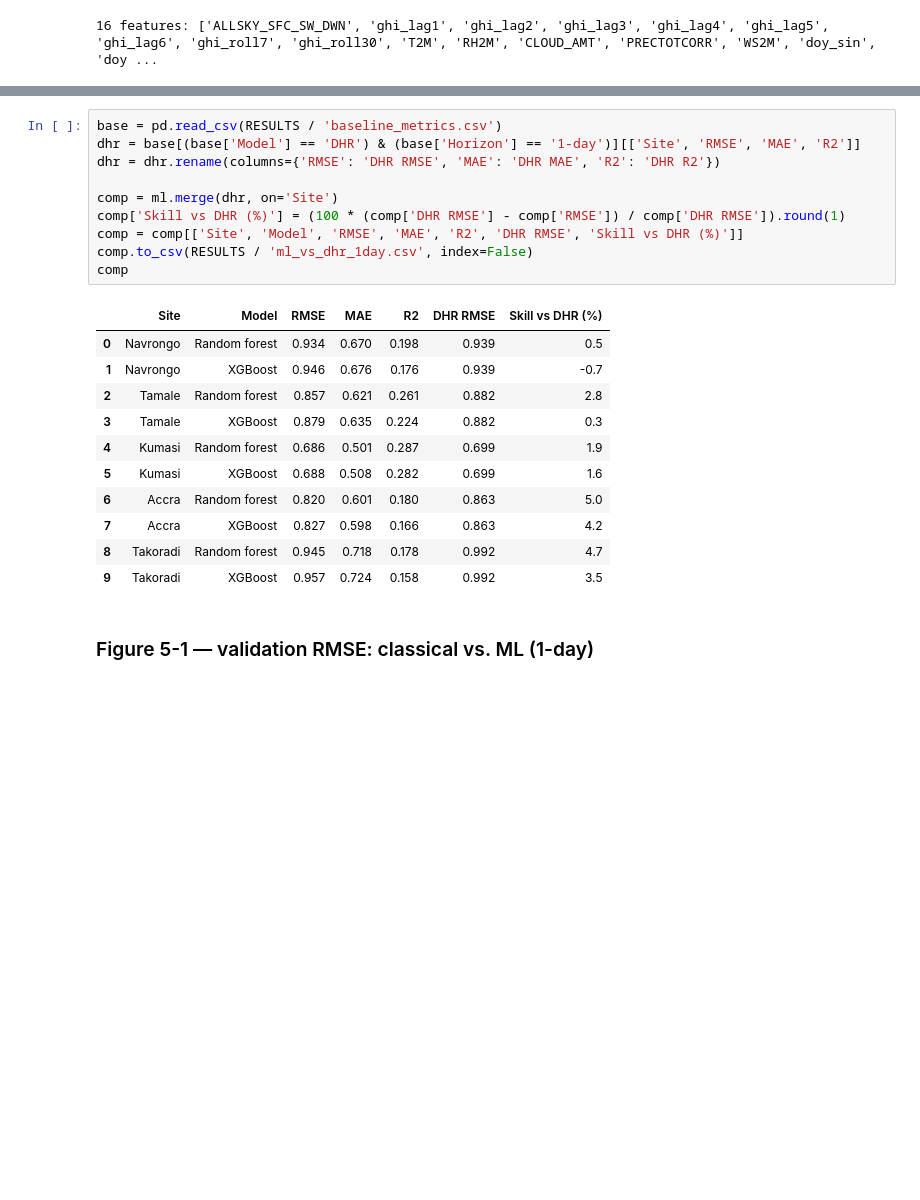
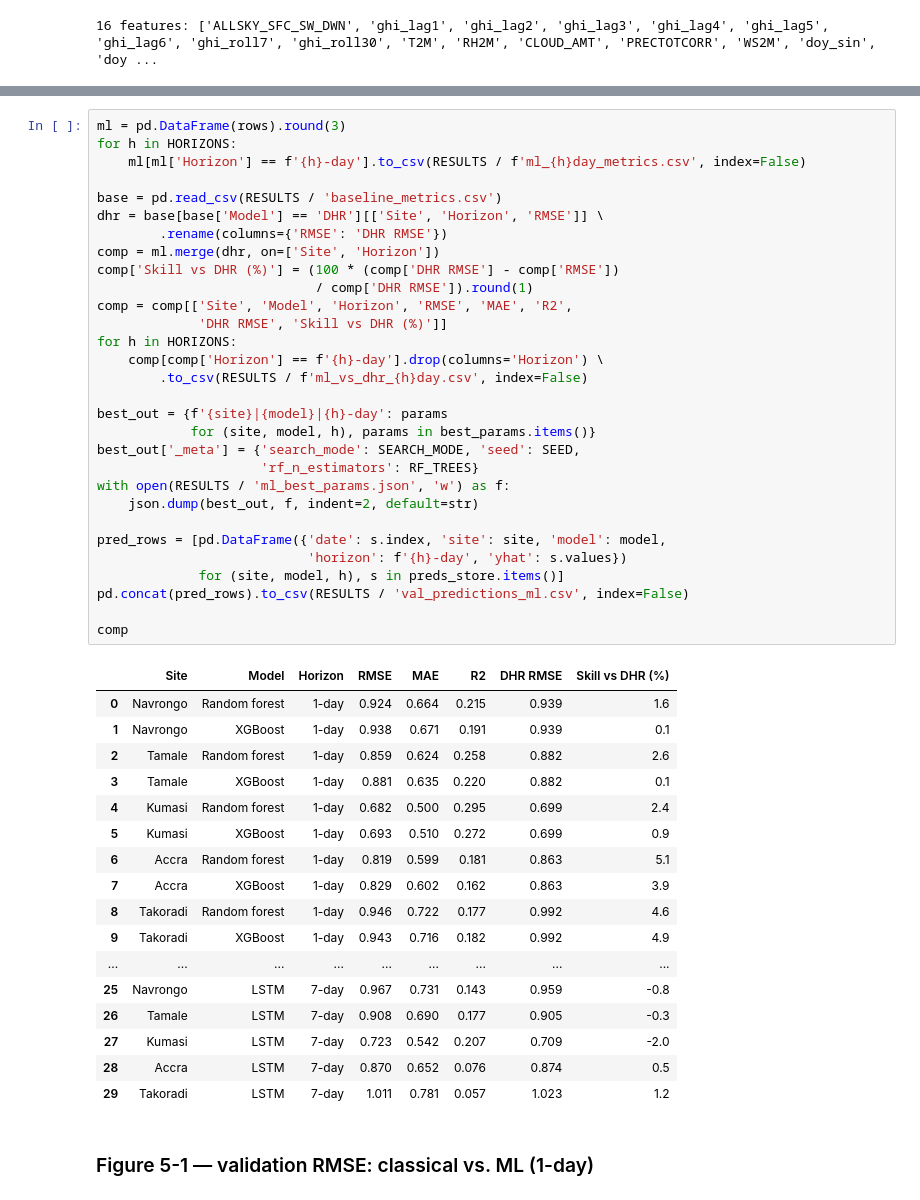
Before and after one commit to kudumens/capstone-solar-ghana, a Jupyter notebook: notebooks/05_ml_models.ipynb, the cells around one changed output, grey strips where cells are left out. Drawn from its saved outputs; the diff is of its cells as text; blank space fills up the shorter version.

Commit message:
Draft Final Results pending additional reviews

```diff
--- a/notebooks/05_ml_models.ipynb
+++ b/notebooks/05_ml_models.ipynb
@@ -142,25 +460,51 @@ Takoradi  done  RF={'max_depth': 10, 'min_samples_leaf': 5}, XGB={'max_depth': 3
 # %%
+ml = pd.DataFrame(rows).round(3)
+for h in HORIZONS:
+    ml[ml['Horizon'] == f'{h}-day'].to_csv(RESULTS / f'ml_{h}day_metrics.csv', index=False)
+
 base = pd.read_csv(RESULTS / 'baseline_metrics.csv')
-dhr = base[(base['Model'] == 'DHR') & (base['Horizon'] == '1-day')][['Site', 'RMSE', 'MAE', 'R2']]
-dhr = dhr.rename(columns={'RMSE': 'DHR RMSE', 'MAE': 'DHR MAE', 'R2': 'DHR R2'})
+dhr = base[base['Model'] == 'DHR'][['Site', 'Horizon', 'RMSE']] \
+        .rename(columns={'RMSE': 'DHR RMSE'})
+comp = ml.merge(dhr, on=['Site', 'Horizon'])
+comp['Skill vs DHR (%)'] = (100 * (comp['DHR RMSE'] - comp['RMSE'])
+                            / comp['DHR RMSE']).round(1)
+comp = comp[['Site', 'Model', 'Horizon', 'RMSE', 'MAE', 'R2',
+             'DHR RMSE', 'Skill vs DHR (%)']]
+for h in HORIZONS:
+    comp[comp['Horizon'] == f'{h}-day'].drop(columns='Horizon') \
+        .to_csv(RESULTS / f'ml_vs_dhr_{h}day.csv', index=False)
 
-comp = ml.merge(dhr, on='Site')
-comp['Skill vs DHR (%)'] = (100 * (comp['DHR RMSE'] - comp['RMSE']) / comp['DHR RMSE']).round(1)
-comp = comp[['Site', 'Model', 'RMSE', 'MAE', 'R2', 'DHR RMSE', 'Skill vs DHR (%)']]
-comp.to_csv(RESULTS / 'ml_vs_dhr_1day.csv', index=False)
+best_out = {f'{site}|{model}|{h}-day': params
+            for (site, model, h), params in best_params.items()}
+best_out['_meta'] = {'search_mode': SEARCH_MODE, 'seed': SEED,
+                     'rf_n_estimators': RF_TREES}
+with open(RESULTS / 'ml_best_params.json', 'w') as f:
+    json.dump(best_out, f, indent=2, default=str)
+
+pred_rows = [pd.DataFrame({'date': s.index, 'site': site, 'model': model,
+                           'horizon': f'{h}-day', 'yhat': s.values})
+             for (site, model, h), s in preds_store.items()]
+pd.concat(pred_rows).to_csv(RESULTS / 'val_predictions_ml.csv', index=False)
+
 comp
 # %% [output]
-|  | Site | Model | RMSE | MAE | R2 | DHR RMSE | Skill vs DHR (%) |
-| 0 | Navrongo | Random forest | 0.934 | 0.670 | 0.198 | 0.939 | 0.5 |
-| 1 | Navrongo | XGBoost | 0.946 | 0.676 | 0.176 | 0.939 | -0.7 |
-| 2 | Tamale | Random forest | 0.857 | 0.621 | 0.261 | 0.882 | 2.8 |
-| 3 | Tamale | XGBoost | 0.879 | 0.635 | 0.224 | 0.882 | 0.3 |
-| 4 | Kumasi | Random forest | 0.686 | 0.501 | 0.287 | 0.699 | 1.9 |
-| 5 | Kumasi | XGBoost | 0.688 | 0.508 | 0.282 | 0.699 | 1.6 |
-| 6 | Accra | Random forest | 0.820 | 0.601 | 0.180 | 0.863 | 5.0 |
-| 7 | Accra | XGBoost | 0.827 | 0.598 | 0.166 | 0.863 | 4.2 |
-| 8 | Takoradi | Random forest | 0.945 | 0.718 | 0.178 | 0.992 | 4.7 |
-| 9 | Takoradi | XGBoost | 0.957 | 0.724 | 0.158 | 0.992 | 3.5 |
+|  | Site | Model | Horizon | RMSE | MAE | R2 | DHR RMSE | Skill vs DHR (%) |
+| 0 | Navrongo | Random forest | 1-day | 0.924 | 0.664 | 0.215 | 0.939 | 1.6 |
+| 1 | Navrongo | XGBoost | 1-day | 0.938 | 0.671 | 0.191 | 0.939 | 0.1 |
+| 2 | Tamale | Random forest | 1-day | 0.859 | 0.624 | 0.258 | 0.882 | 2.6 |
+| 3 | Tamale | XGBoost | 1-day | 0.881 | 0.635 | 0.220 | 0.882 | 0.1 |
+| 4 | Kumasi | Random forest | 1-day | 0.682 | 0.500 | 0.295 | 0.699 | 2.4 |
+| 5 | Kumasi | XGBoost | 1-day | 0.693 | 0.510 | 0.272 | 0.699 | 0.9 |
+| 6 | Accra | Random forest | 1-day | 0.819 | 0.599 | 0.181 | 0.863 | 5.1 |
+| 7 | Accra | XGBoost | 1-day | 0.829 | 0.602 | 0.162 | 0.863 | 3.9 |
+| 8 | Takoradi | Random forest | 1-day | 0.946 | 0.722 | 0.177 | 0.992 | 4.6 |
+| 9 | Takoradi | XGBoost | 1-day | 0.943 | 0.716 | 0.182 | 0.992 | 4.9 |
+| ... | ... | ... | ... | ... | ... | ... | ... | ... |
+| 25 | Navrongo | LSTM | 7-day | 0.967 | 0.731 | 0.143 | 0.959 | -0.8 |
+| 26 | Tamale | LSTM | 7-day | 0.908 | 0.690 | 0.177 | 0.905 | -0.3 |
+| 27 | Kumasi | LSTM | 7-day | 0.723 | 0.542 | 0.207 | 0.709 | -2.0 |
+| 28 | Accra | LSTM | 7-day | 0.870 | 0.652 | 0.076 | 0.874 | 0.5 |
+| 29 | Takoradi | LSTM | 7-day | 1.011 | 0.781 | 0.057 | 1.023 | 1.2 |
 # %% [markdown]
 ### Figure 5-1 — validation RMSE: classical vs. ML (1-day)
 # %%
```
Also changed, not shown: parts of 23 cells of this notebook, 47 other files.
